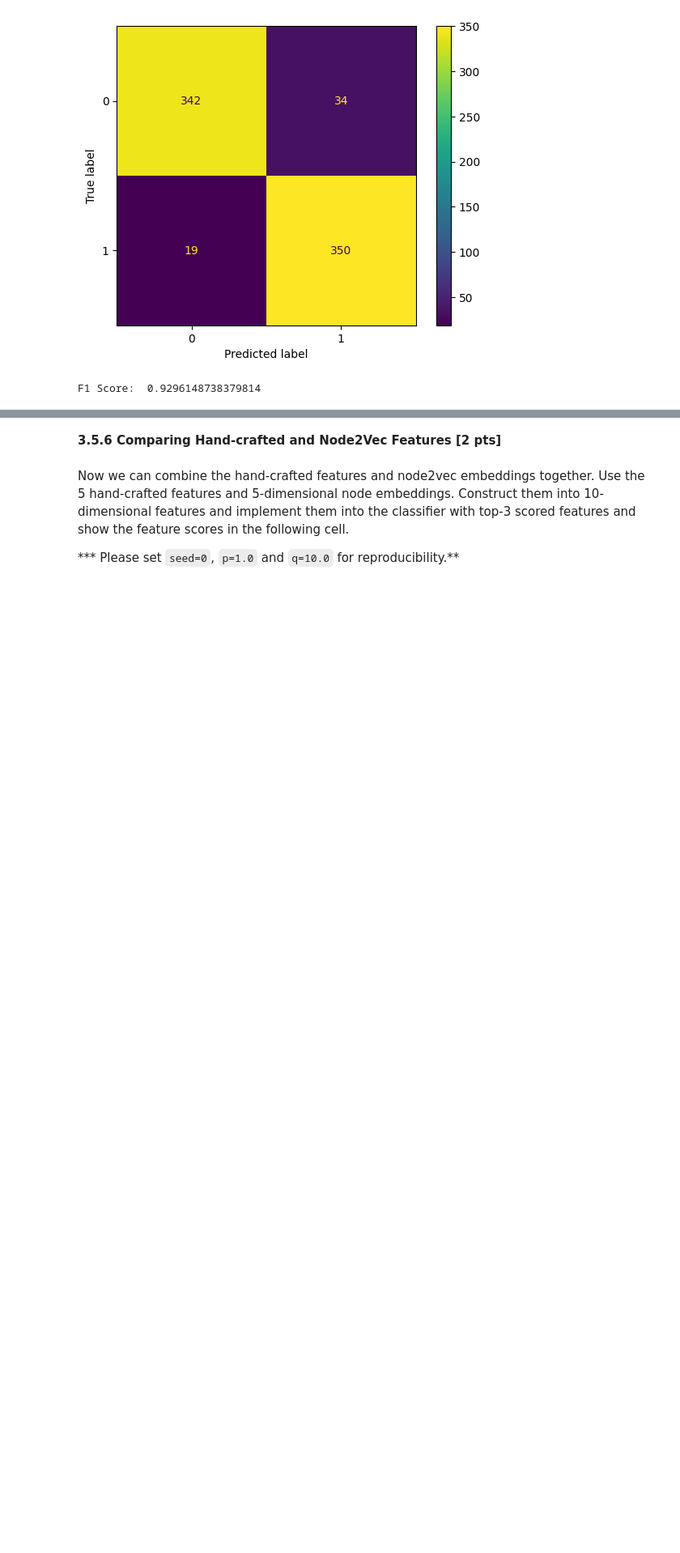
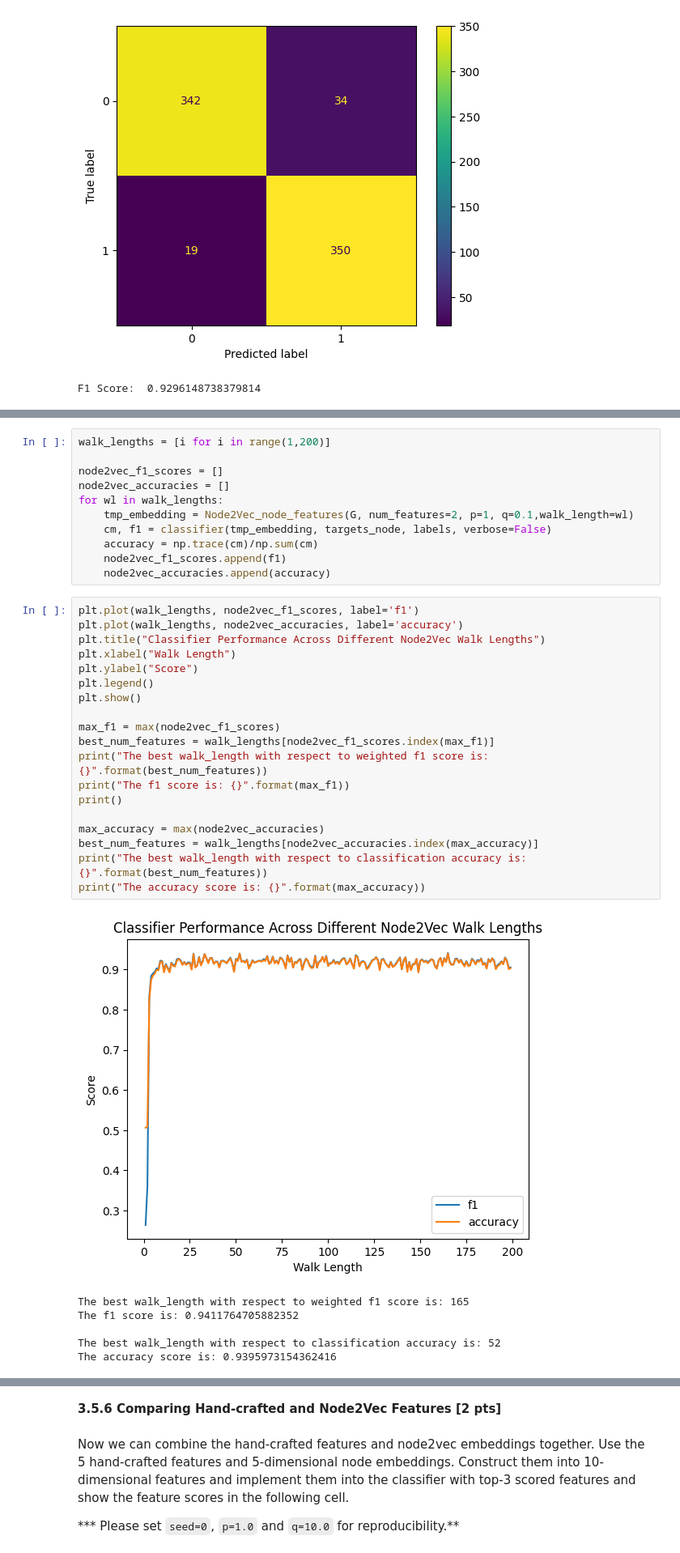
Before and after one commit to kaedejohnson/networkml_epfl_ee452, a Jupyter notebook: nml24_assignment1.ipynb, the cells around one changed output, grey strips where cells are left out. Shown at 81% size. Drawn from its saved outputs; the diff is of its cells as text; blank space fills up the shorter version.

```diff
--- a/nml24_assignment1.ipynb
+++ b/nml24_assignment1.ipynb
@@ -1323,0 +1451,37 @@ F1 Score:  0.9296148738379814
+# %%
+walk_lengths = [i for i in range(1,200)]
+
+node2vec_f1_scores = []
+node2vec_accuracies = []
+for wl in walk_lengths:
+    tmp_embedding = Node2Vec_node_features(G, num_features=2, p=1, q=0.1,walk_length=wl)
+    cm, f1 = classifier(tmp_embedding, targets_node, labels, verbose=False)
+    accuracy = np.trace(cm)/np.sum(cm)
+    node2vec_f1_scores.append(f1)
+    node2vec_accuracies.append(accuracy)
+# %%
+plt.plot(walk_lengths, node2vec_f1_scores, label='f1')
+plt.plot(walk_lengths, node2vec_accuracies, label='accuracy')
+plt.title("Classifier Performance Across Different Node2Vec Walk Lengths")
+plt.xlabel("Walk Length")
+plt.ylabel("Score")
+plt.legend()
+plt.show()
+
+max_f1 = max(node2vec_f1_scores)
+best_num_features = walk_lengths[node2vec_f1_scores.index(max_f1)]
+print("The best walk_length with respect to weighted f1 score is: {}".format(best_num_features))
+print("The f1 score is: {}".format(max_f1))
+print()
+
+max_accuracy = max(node2vec_accuracies)
+best_num_features = walk_lengths[node2vec_accuracies.index(max_accuracy)]
+print("The best walk_length with respect to classification accuracy is: {}".format(best_num_features))
+print("The accuracy score is: {}".format(max_accuracy))
+# %% [output]
+[figure, added]
+The best walk_length with respect to weighted f1 score is: 165
+The f1 score is: 0.9411764705882352
+
+The best walk_length with respect to classification accuracy is: 52
+The accuracy score is: 0.9395973154362416
```
Also changed, not shown: parts of 46 cells of this notebook.
